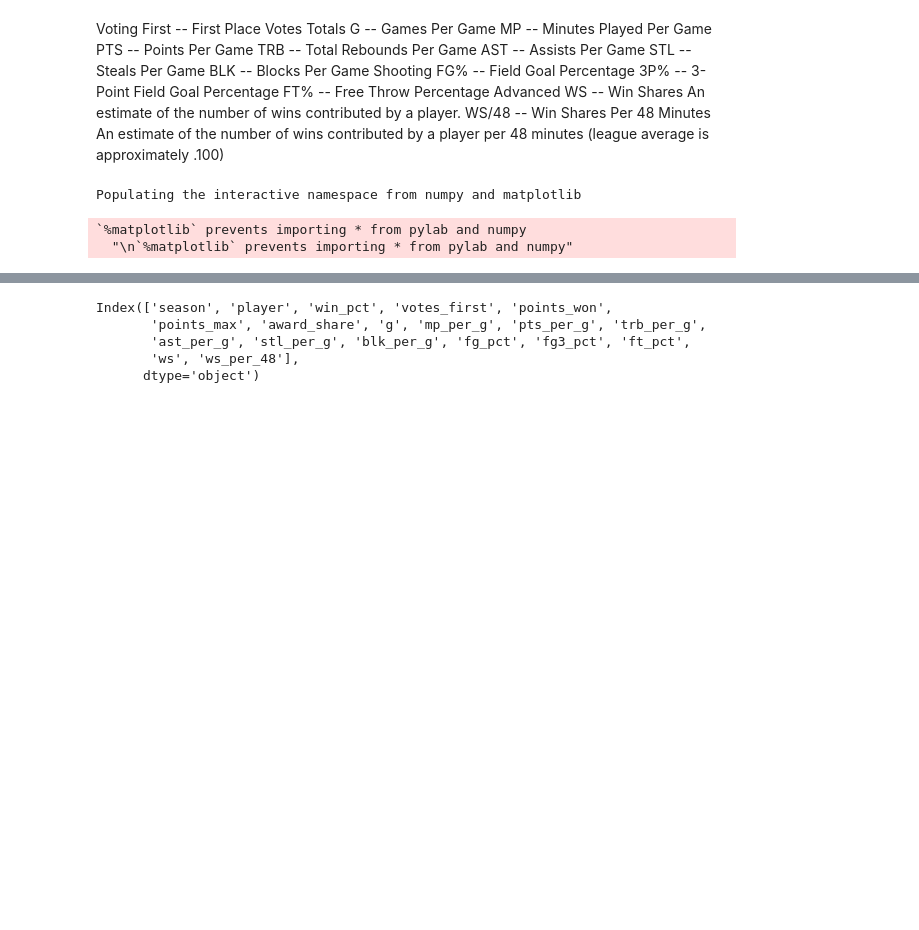
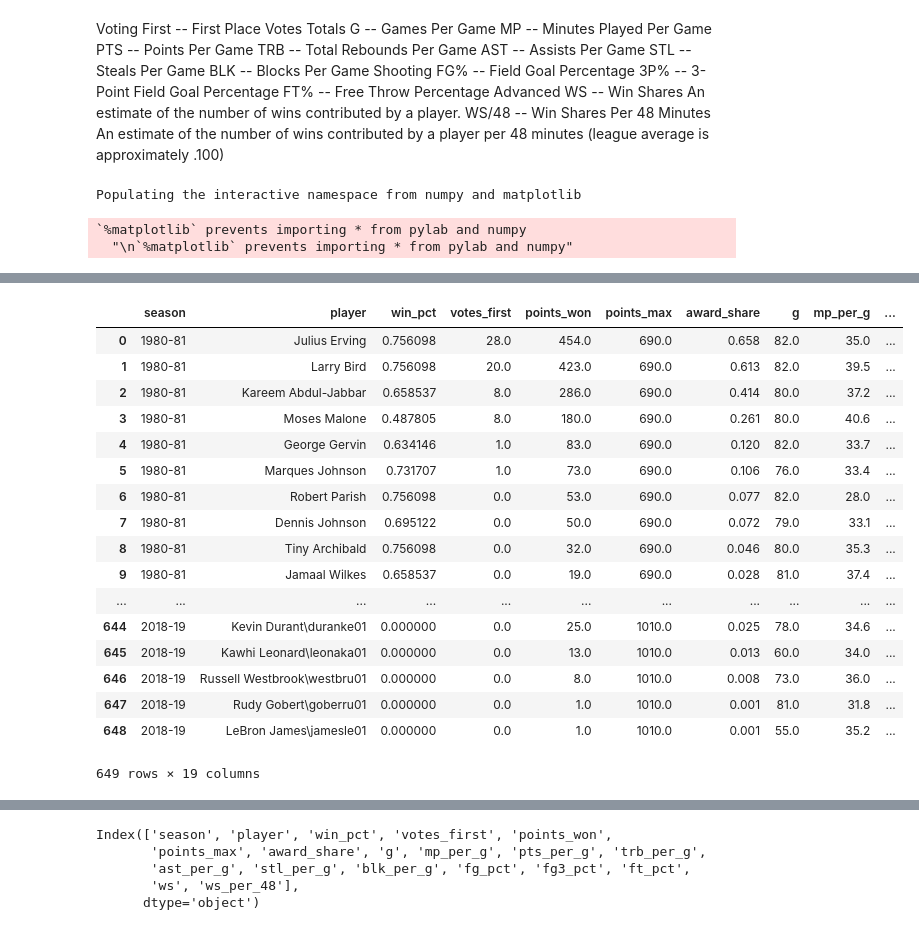
Before and after one commit to MartaMBenedito/TFM_Breeds_Dog, a Jupyter notebook: nba_mvp.ipynb, the cells around one changed output, grey strips where cells are left out. Cells and saved outputs as stored; diff of their text form; code cells hidden in the pictures; blank space fills up the shorter version.

```diff
--- a/nba_mvp.ipynb
+++ b/nba_mvp.ipynb
@@ -59,3 +59,24 @@ mvp_win_train.sample(50)
+# %%
+mvp_win_train.dropna()
+# %% [output]
+|  | season | player | win_pct | votes_first | points_won | points_max | award_share | g | mp_per_g | ... |
+| 0 | 1980-81 | Julius Erving | 0.756098 | 28.0 | 454.0 | 690.0 | 0.658 | 82.0 | 35.0 | ... |
+| 1 | 1980-81 | Larry Bird | 0.756098 | 20.0 | 423.0 | 690.0 | 0.613 | 82.0 | 39.5 | ... |
+| 2 | 1980-81 | Kareem Abdul-Jabbar | 0.658537 | 8.0 | 286.0 | 690.0 | 0.414 | 80.0 | 37.2 | ... |
+| 3 | 1980-81 | Moses Malone | 0.487805 | 8.0 | 180.0 | 690.0 | 0.261 | 80.0 | 40.6 | ... |
+| 4 | 1980-81 | George Gervin | 0.634146 | 1.0 | 83.0 | 690.0 | 0.120 | 82.0 | 33.7 | ... |
+| 5 | 1980-81 | Marques Johnson | 0.731707 | 1.0 | 73.0 | 690.0 | 0.106 | 76.0 | 33.4 | ... |
+| 6 | 1980-81 | Robert Parish | 0.756098 | 0.0 | 53.0 | 690.0 | 0.077 | 82.0 | 28.0 | ... |
+| 7 | 1980-81 | Dennis Johnson | 0.695122 | 0.0 | 50.0 | 690.0 | 0.072 | 79.0 | 33.1 | ... |
+| 8 | 1980-81 | Tiny Archibald | 0.756098 | 0.0 | 32.0 | 690.0 | 0.046 | 80.0 | 35.3 | ... |
+| 9 | 1980-81 | Jamaal Wilkes | 0.658537 | 0.0 | 19.0 | 690.0 | 0.028 | 81.0 | 37.4 | ... |
+| ... | ... | ... | ... | ... | ... | ... | ... | ... | ... | ... |
+| 644 | 2018-19 | Kevin Durant\duranke01 | 0.000000 | 0.0 | 25.0 | 1010.0 | 0.025 | 78.0 | 34.6 | ... |
+| 645 | 2018-19 | Kawhi Leonard\leonaka01 | 0.000000 | 0.0 | 13.0 | 1010.0 | 0.013 | 60.0 | 34.0 | ... |
+| 646 | 2018-19 | Russell Westbrook\westbru01 | 0.000000 | 0.0 | 8.0 | 1010.0 | 0.008 | 73.0 | 36.0 | ... |
+| 647 | 2018-19 | Rudy Gobert\goberru01 | 0.000000 | 0.0 | 1.0 | 1010.0 | 0.001 | 81.0 | 31.8 | ... |
+| 648 | 2018-19 | LeBron James\jamesle01 | 0.000000 | 0.0 | 1.0 | 1010.0 | 0.001 | 55.0 | 35.2 | ... |
+649 rows × 19 columns
 # %%
 #Analyze the basics stadistics
 mvp_win_train.describe()
```
Also changed, not shown: parts of 12 cells of this notebook.
